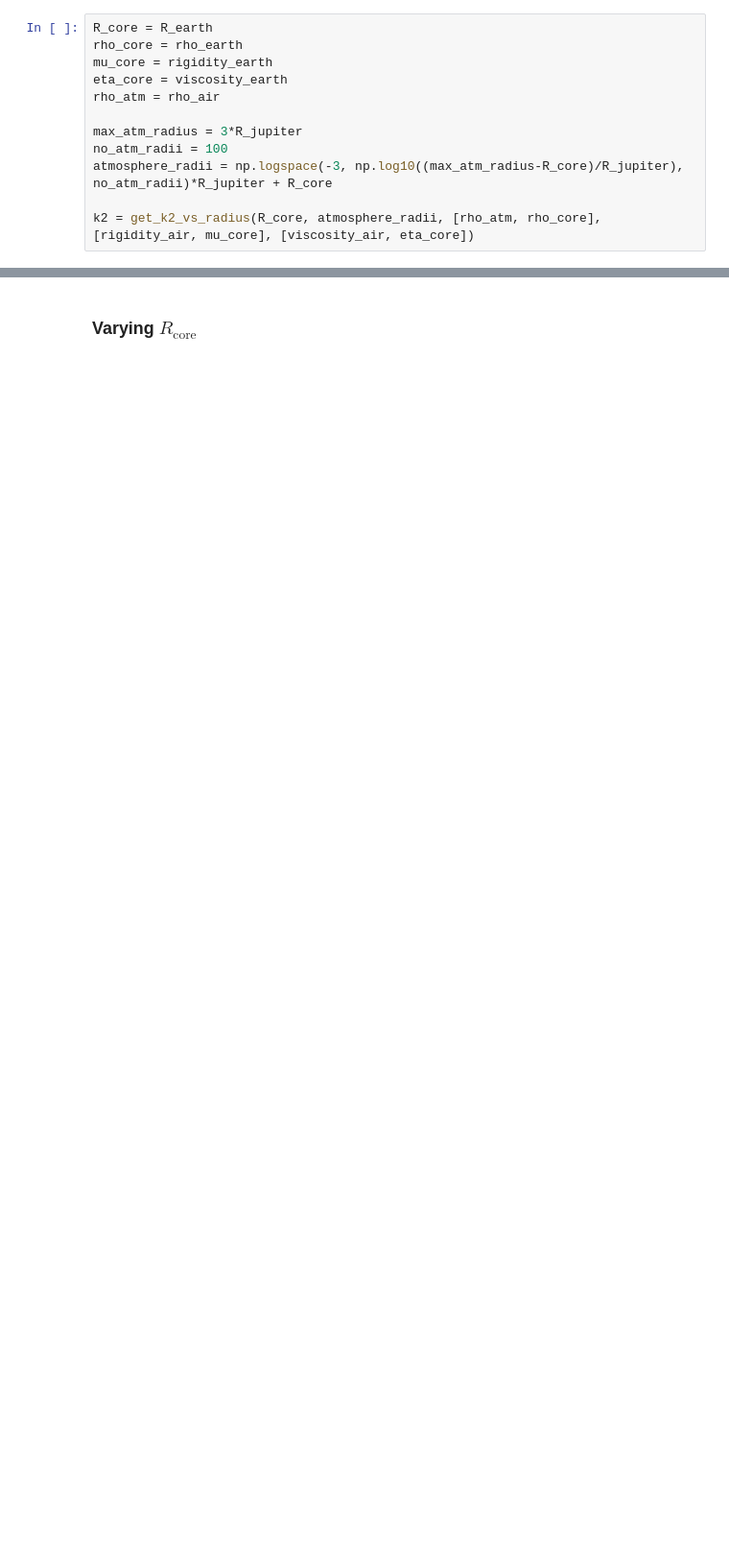
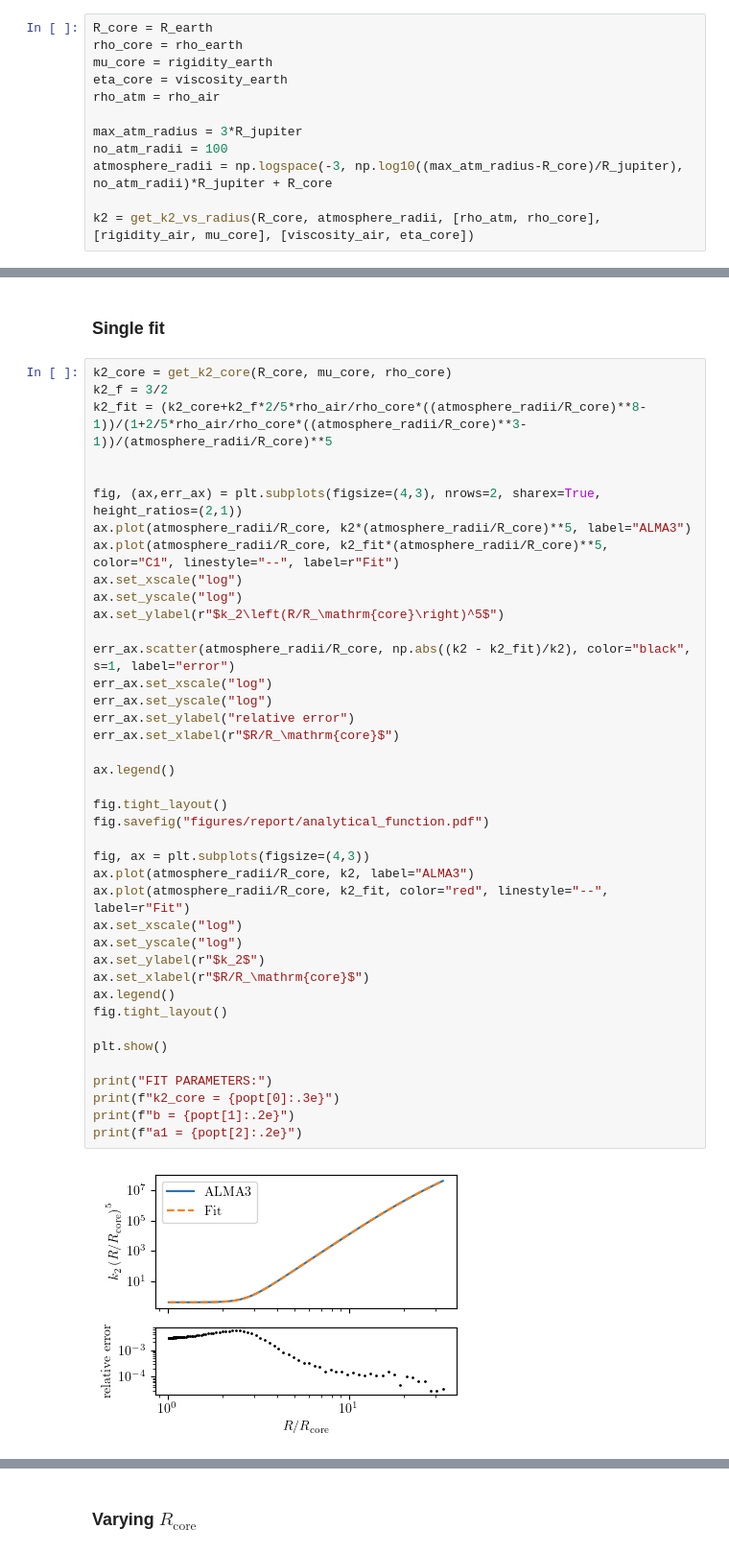
Before and after one commit to slagnews/AtmosphereLoveNumbers, a Jupyter notebook: fitting.ipynb, the cells around one changed output, grey strips where cells are left out. Shown at 96% size. Drawn from its saved outputs; the diff is of its cells as text; blank space fills up the shorter version.

Commit message:
Switched to analytical function from Darwin-Radau

```diff
--- a/fitting.ipynb
+++ b/fitting.ipynb
@@ -45,0 +59,44 @@ k2 = get_k2_vs_radius(R_core, atmosphere_radii, [rho_atm, rho_core], [rigidity_a
+# %% [markdown]
+### Single fit
+# %%
+k2_core = get_k2_core(R_core, mu_core, rho_core)
+k2_f = 3/2
+k2_fit = (k2_core+k2_f*2/5*rho_air/rho_core*((atmosphere_radii/R_core)**8-1))/(1+2/5*rho_air/rho_core*((atmosphere_radii/R_core)**3-1))/(atmosphere_radii/R_core)**5
+
+
+fig, (ax,err_ax) = plt.subplots(figsize=(4,3), nrows=2, sharex=True, height_ratios=(2,1))
+ax.plot(atmosphere_radii/R_core, k2*(atmosphere_radii/R_core)**5, label="ALMA3")
+ax.plot(atmosphere_radii/R_core, k2_fit*(atmosphere_radii/R_core)**5, color="C1", linestyle="--", label=r"Fit")
+ax.set_xscale("log")
+ax.set_yscale("log")
+ax.set_ylabel(r"$k_2\left(R/R_\mathrm{core}\right)^5$")
+
+err_ax.scatter(atmosphere_radii/R_core, np.abs((k2 - k2_fit)/k2), color="black", s=1, label="error")
+err_ax.set_xscale("log")
+err_ax.set_yscale("log")
+err_ax.set_ylabel("relative error")
+err_ax.set_xlabel(r"$R/R_\mathrm{core}$")
+
+ax.legend()
+
+fig.tight_layout()
+fig.savefig("figures/report/analytical_function.pdf")
+
+fig, ax = plt.subplots(figsize=(4,3))
+ax.plot(atmosphere_radii/R_core, k2, label="ALMA3")
+ax.plot(atmosphere_radii/R_core, k2_fit, color="red", linestyle="--", label=r"Fit")
+ax.set_xscale("log")
+ax.set_yscale("log")
+ax.set_ylabel(r"$k_2$")
+ax.set_xlabel(r"$R/R_\mathrm{core}$")
+ax.legend()
+fig.tight_layout()
+
+plt.show()
+
+print("FIT PARAMETERS:")
+print(f"k2_core = {popt[0]:.3e}")
+print(f"b = {popt[1]:.2e}")
+print(f"a1 = {popt[2]:.2e}")
+# %% [output]
+[figure, added]
```
Also changed, not shown: parts of 28 cells of this notebook, 16 other files.
